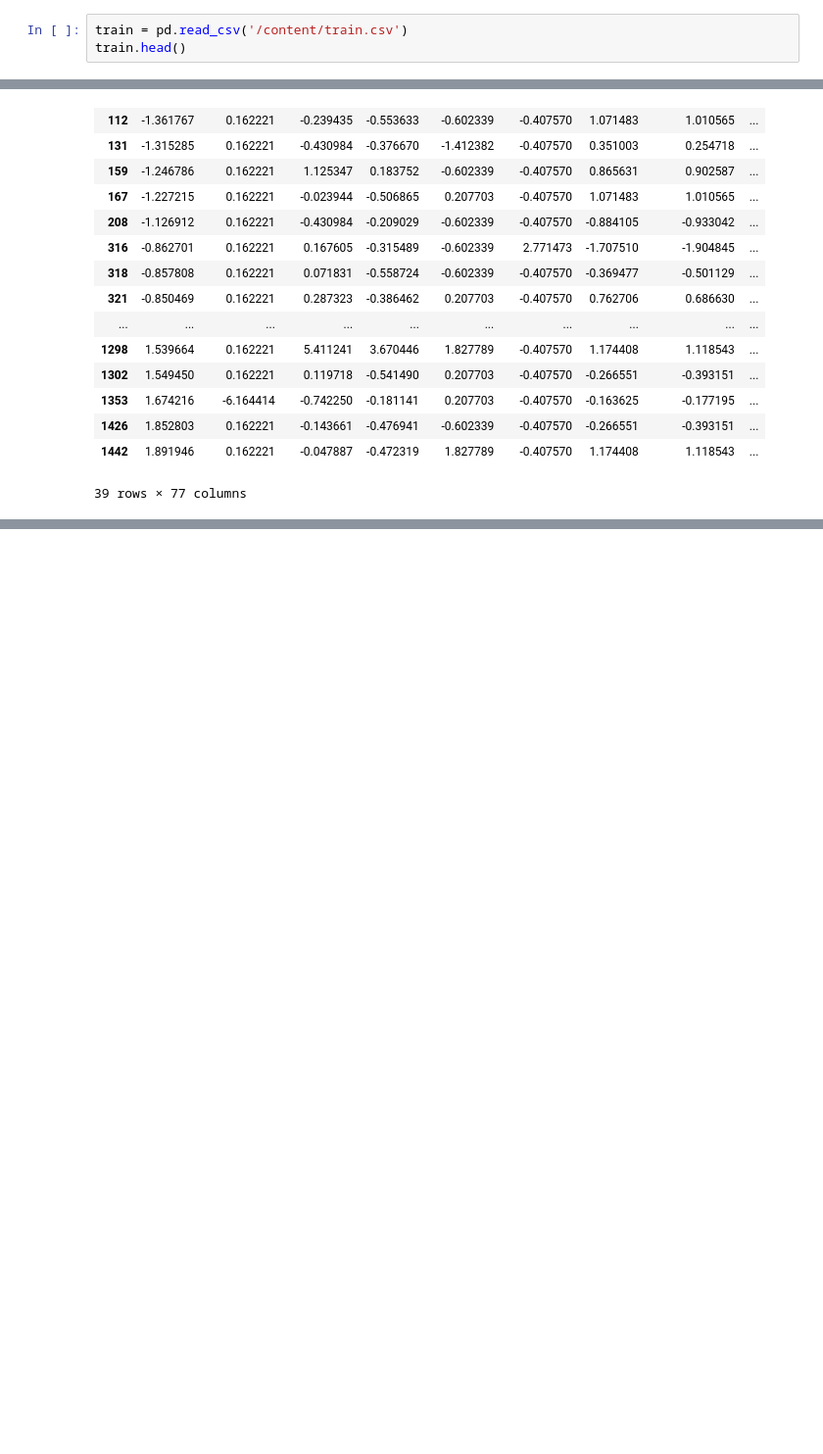
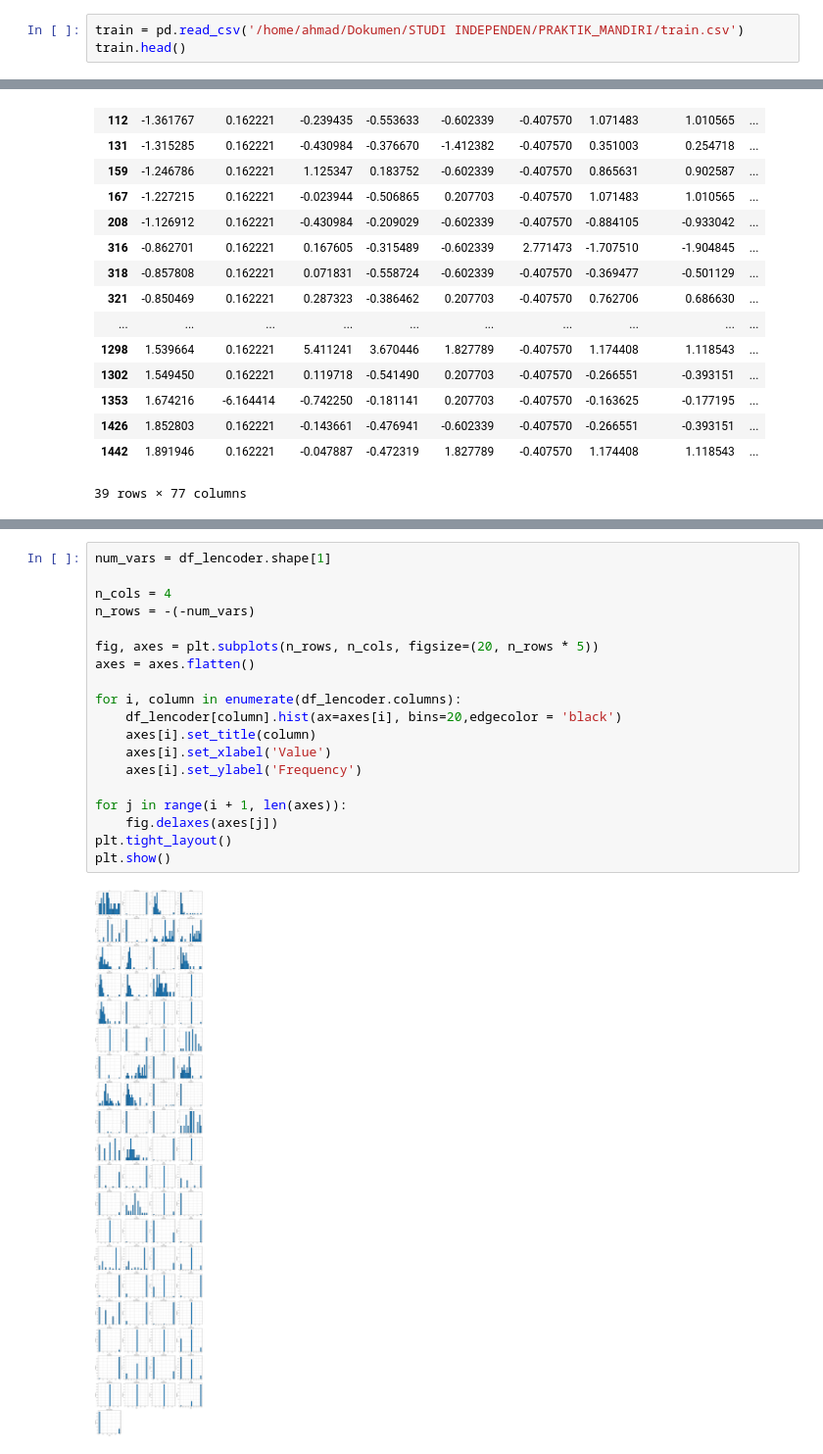
Before and after one commit to rezzz59/STUPEN, a Jupyter notebook: data_cleansing.ipynb, the cells around one changed output, grey strips where cells are left out. Shown at 98% size. Drawn from its saved outputs; the diff is of its cells as text; blank space fills up the shorter version.

Commit message:
menambahkan visualisasi data

```diff
--- a/data_cleansing.ipynb
+++ b/data_cleansing.ipynb
@@ -3,7 +3,7 @@
 # %%
 import pandas as pd
 # %%
-train = pd.read_csv('/content/train.csv')
+train = pd.read_csv('/home/ahmad/Dokumen/STUDI INDEPENDEN/PRAKTIK_MANDIRI/train.csv')
 train.head()
 # %% [output]
 |  | Id | MSSubClass | MSZoning | LotFrontage | LotArea | Street | Alley | LotShape | LandContour | ... |
@@ -349,0 +371,21 @@ df_lencoder
+# %%
+num_vars = df_lencoder.shape[1]
+
+n_cols = 4
+n_rows = -(-num_vars)
+
+fig, axes = plt.subplots(n_rows, n_cols, figsize=(20, n_rows * 5))
+axes = axes.flatten()
+
+for i, column in enumerate(df_lencoder.columns):
+    df_lencoder[column].hist(ax=axes[i], bins=20,edgecolor = 'black')
+    axes[i].set_title(column)
+    axes[i].set_xlabel('Value')
+    axes[i].set_ylabel('Frequency')
+
+for j in range(i + 1, len(axes)):
+    fig.delaxes(axes[j])
+plt.tight_layout()
+plt.show()
+# %% [output]
+[figure, added]
```
Also changed, not shown: parts of 8 cells of this notebook, 1 other file.
